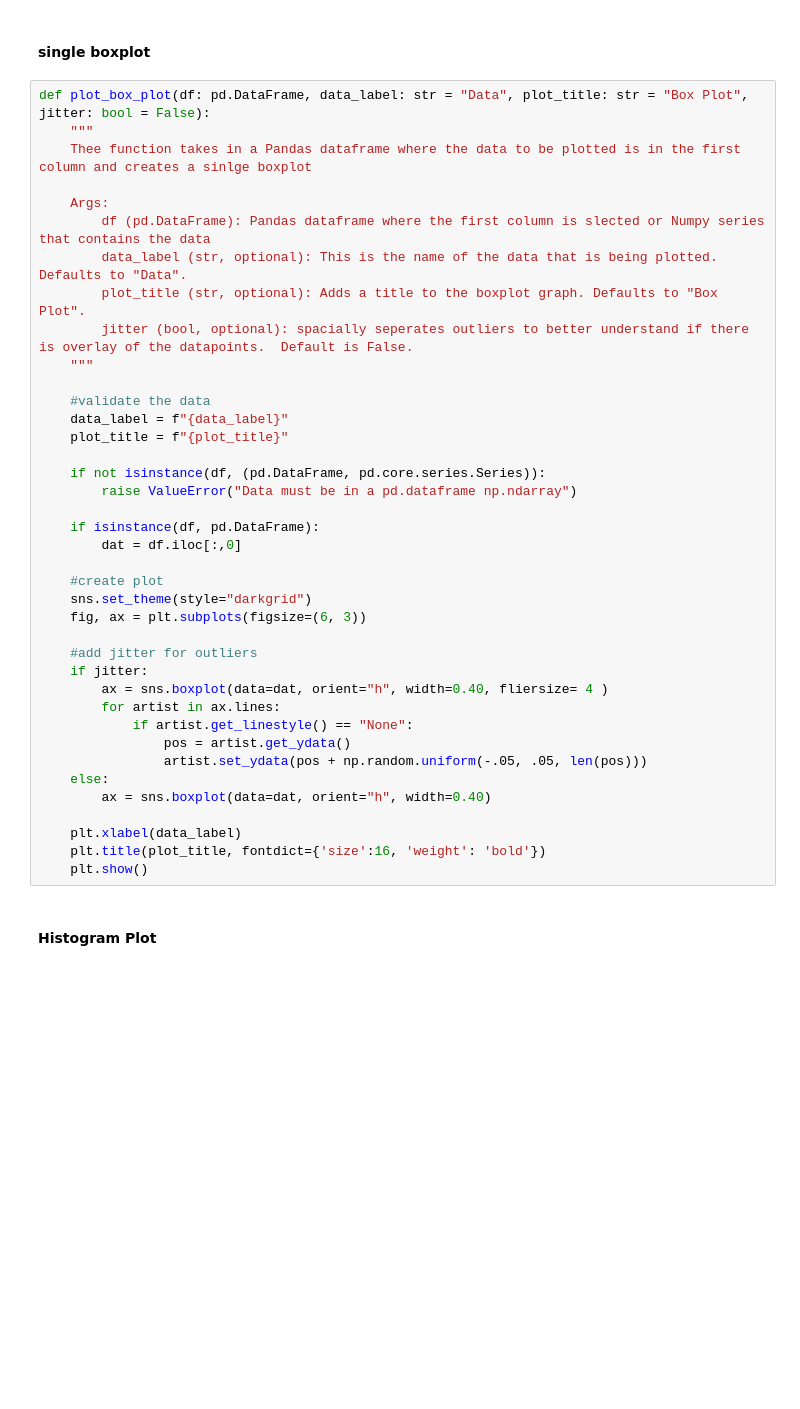
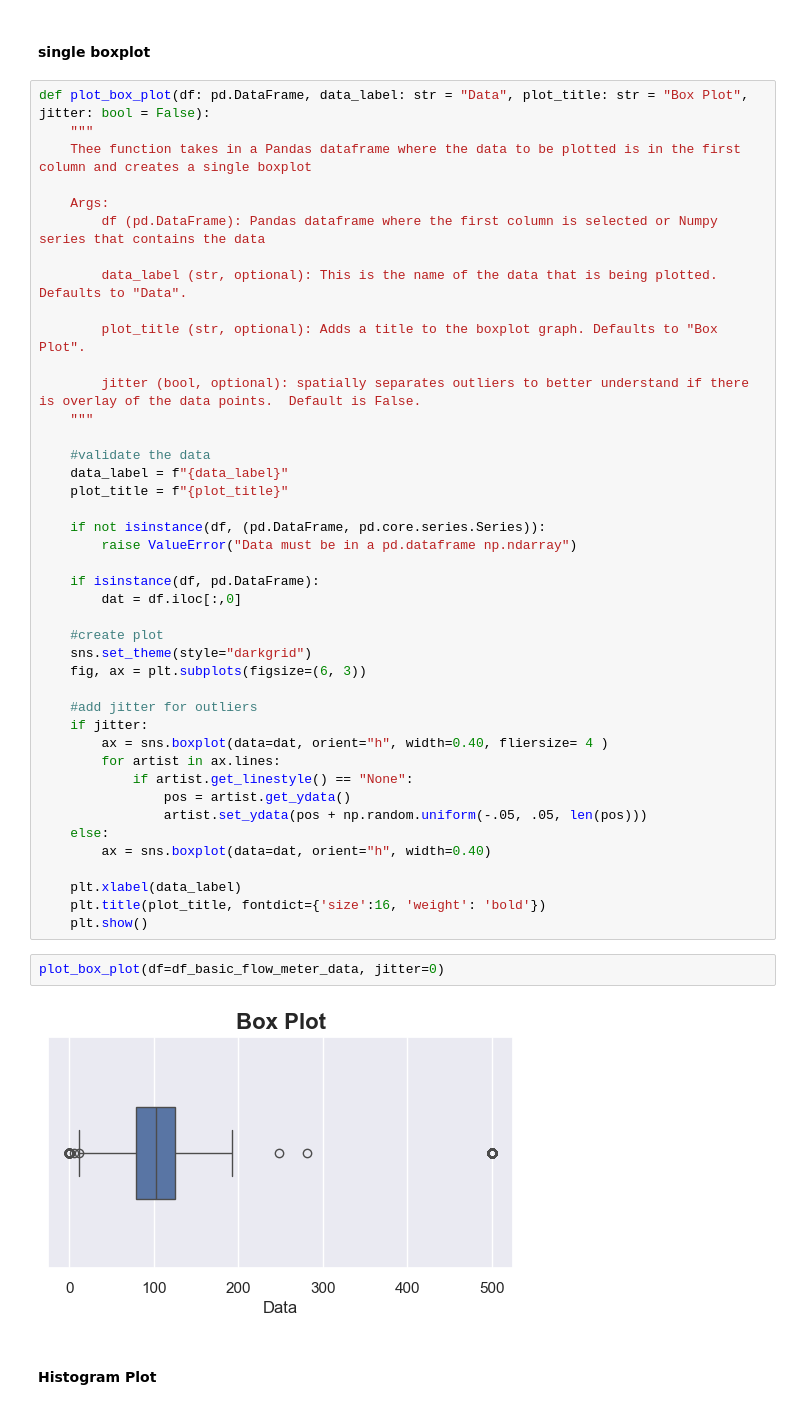
Before and after one commit to twingers/MWR_time_series_outlier_detection, a Jupyter notebook: dev_notebooks/dev_plots/dev_plots_boxplot.ipynb, the cells around one changed output. Saved outputs shown, nothing was run; the diff lists cells and outputs as text; blank space fills up the shorter version.

```diff
--- a/dev/VSCode_scripts/dev_plots.ipynb
+++ b/dev_notebooks/dev_plots/dev_plots_boxplot.ipynb
@@ -41,13 +41,16 @@ df_basic_flow_meter_data.plot();
 # %%
 def plot_box_plot(df: pd.DataFrame, data_label: str = "Data", plot_title: str = "Box Plot", jitter: bool = False):
     """
-    Thee function takes in a Pandas dataframe where the data to be plotted is in the first column and creates a sinlge boxplot
+    Thee function takes in a Pandas dataframe where the data to be plotted is in the first column and creates a single boxplot
 
     Args:
-        df (pd.DataFrame): Pandas dataframe where the first column is slected or Numpy series that contains the data
+        df (pd.DataFrame): Pandas dataframe where the first column is selected or Numpy series that contains the data
+
         data_label (str, optional): This is the name of the data that is being plotted. Defaults to "Data".
+
         plot_title (str, optional): Adds a title to the boxplot graph. Defaults to "Box Plot".
-        jitter (bool, optional): spacially seperates outliers to better understand if there is overlay of the datapoints.  Default is False.
+
+        jitter (bool, optional): spatially separates outliers to better understand if there is overlay of the data points.  Default is False.
     """
 
     #validate the data
@@ -77,6 +80,10 @@ def plot_box_plot(df: pd.DataFrame, data_label: str = "Data", plot_title: str =
     plt.xlabel(data_label)
     plt.title(plot_title, fontdict={'size':16, 'weight': 'bold'})
     plt.show()
+# %%
+plot_box_plot(df=df_basic_flow_meter_data, jitter=0)
+# %% [output]
+[figure, added]
 # %% [markdown]
 #### Histogram Plot
 # %%
```
Also changed, not shown: parts of 2 cells of this notebook, 4 other files.
